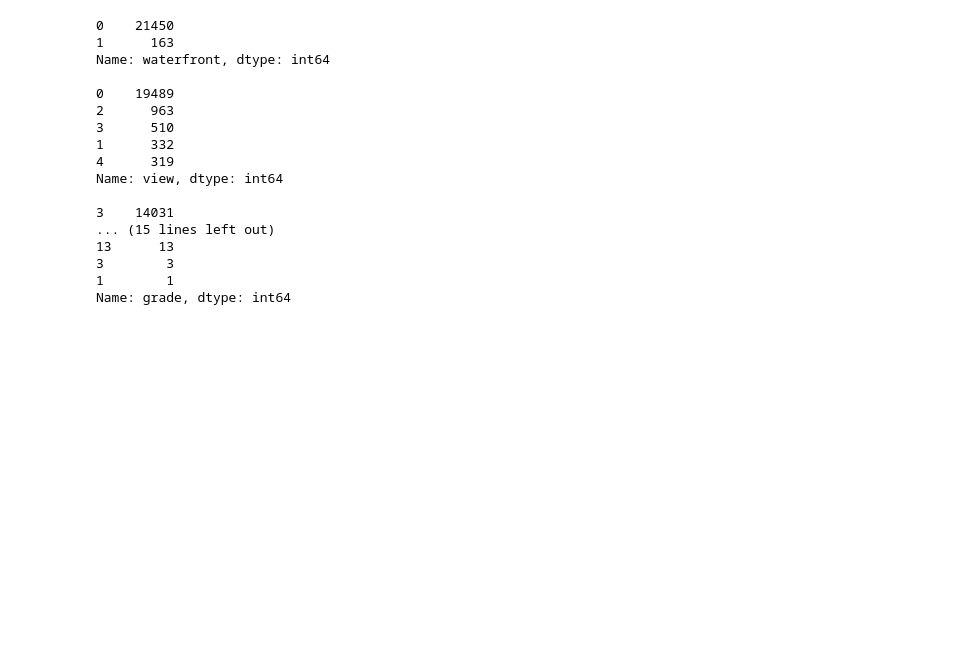
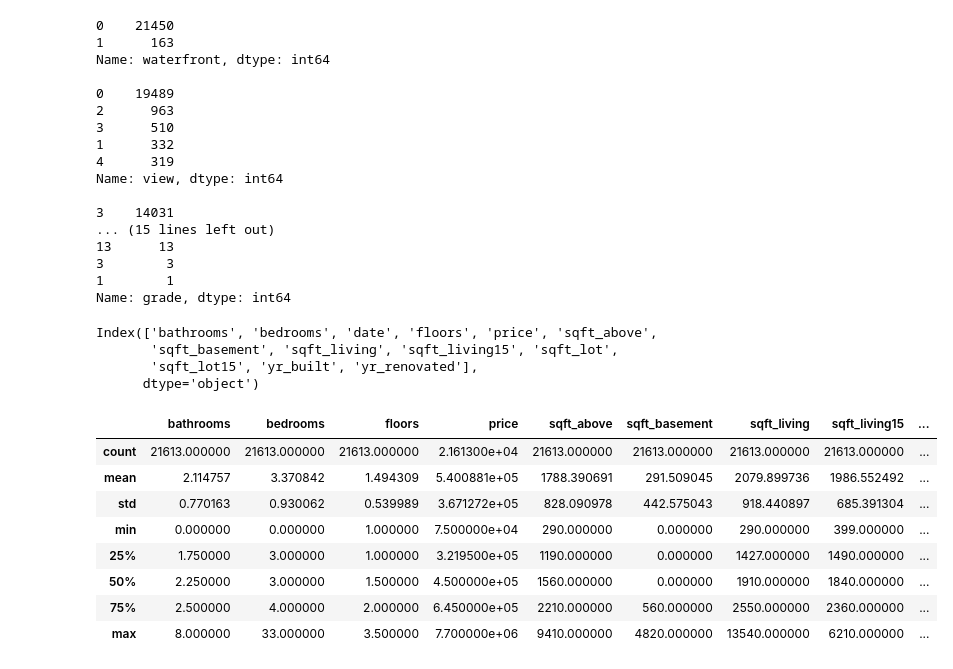
Before and after one commit to gautam-sundar/HandsOnML, a Jupyter notebook: king's_county_housing.ipynb, the cells around one changed output. Saved outputs shown, nothing was run; the diff lists cells and outputs as text; code cells hidden in the pictures; blank space fills up the shorter version.

```diff
--- a/king's_county_housing.ipynb
+++ b/king's_county_housing.ipynb
@@ -69,5 +69,31 @@ Name: view, dtype: int64
 3        3
 1        1
 Name: grade, dtype: int64
+# %%
+kc_housing.columns.difference(set(metadata).union(set(cat_predictors)))
+# %% [output]
+Index(['bathrooms', 'bedrooms', 'date', 'floors', 'price', 'sqft_above',
+       'sqft_basement', 'sqft_living', 'sqft_living15', 'sqft_lot',
+       'sqft_lot15', 'yr_built', 'yr_renovated'],
+      dtype='object')
+# %%
+# exclude "id", "lat", "long", "zipcode" as metadata
+metadata = ["id"]
+location_data = ["lat", "long", "zipcode"]
+date_data = ["date", "yr_built", "yr_renovated"]
+
+selected_predictors = list(kc_housing.columns.difference(set(metadata + cat_predictors + location_data + date_data)))
+
+kc_housing[selected_predictors].describe()
+# %% [output]
+|  | bathrooms | bedrooms | floors | price | sqft_above | sqft_basement | sqft_living | sqft_living15 | ... |
+| count | 21613.000000 | 21613.000000 | 21613.000000 | 2.161300e+04 | 21613.000000 | 21613.000000 | 21613.000000 | 21613.000000 | ... |
+| mean | 2.114757 | 3.370842 | 1.494309 | 5.400881e+05 | 1788.390691 | 291.509045 | 2079.899736 | 1986.552492 | ... |
+| std | 0.770163 | 0.930062 | 0.539989 | 3.671272e+05 | 828.090978 | 442.575043 | 918.440897 | 685.391304 | ... |
+| min | 0.000000 | 0.000000 | 1.000000 | 7.500000e+04 | 290.000000 | 0.000000 | 290.000000 | 399.000000 | ... |
+| 25% | 1.750000 | 3.000000 | 1.000000 | 3.219500e+05 | 1190.000000 | 0.000000 | 1427.000000 | 1490.000000 | ... |
+| 50% | 2.250000 | 3.000000 | 1.500000 | 4.500000e+05 | 1560.000000 | 0.000000 | 1910.000000 | 1840.000000 | ... |
+| 75% | 2.500000 | 4.000000 | 2.000000 | 6.450000e+05 | 2210.000000 | 560.000000 | 2550.000000 | 2360.000000 | ... |
+| max | 8.000000 | 33.000000 | 3.500000 | 7.700000e+06 | 9410.000000 | 4820.000000 | 13540.000000 | 6210.000000 | ... |
 # %%
 # exclude non-numerical columns from describe()
```
Also changed, not shown: parts of 42 cells of this notebook.
